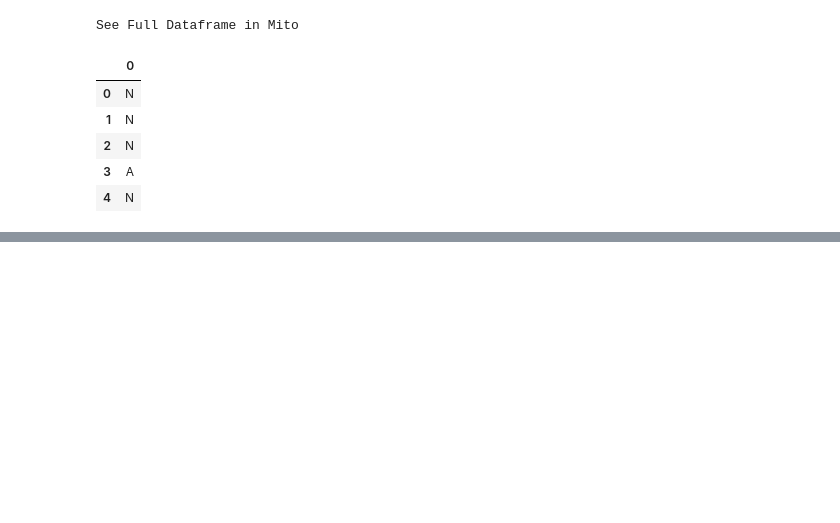
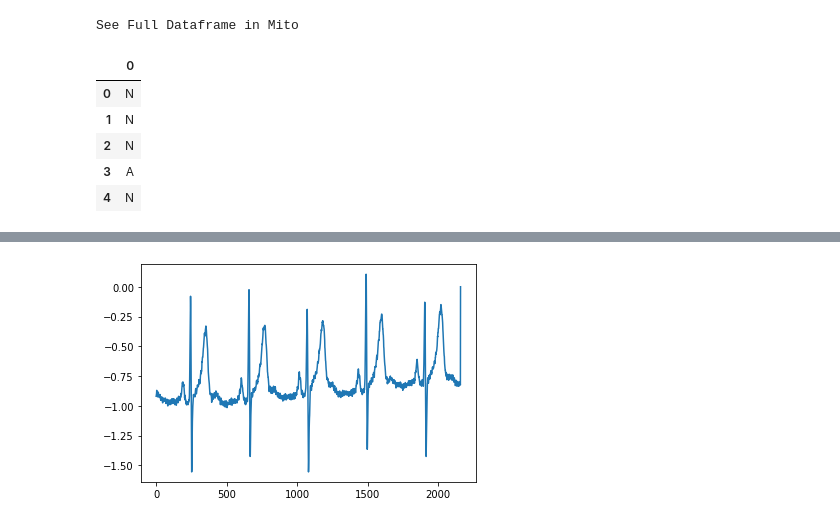
Before and after one commit to Jared-Godar/ecg_anomaly_detection, a Jupyter notebook: explore.ipynb, the cells around one changed output, grey strips where cells are left out. Cells and saved outputs as stored; diff of their text form; code cells hidden in the pictures; blank space fills up the shorter version.

```diff
--- a/explore.ipynb
+++ b/explore.ipynb
@@ -414,0 +458,4 @@ See Full Dataframe in Mito
+# %%
+plt.plot(np.arange(2161), X_explore_normal.iloc[1]);
+# %% [output]
+[figure, added]
```
Also changed, not shown: parts of 30 cells of this notebook, 8 other files.
